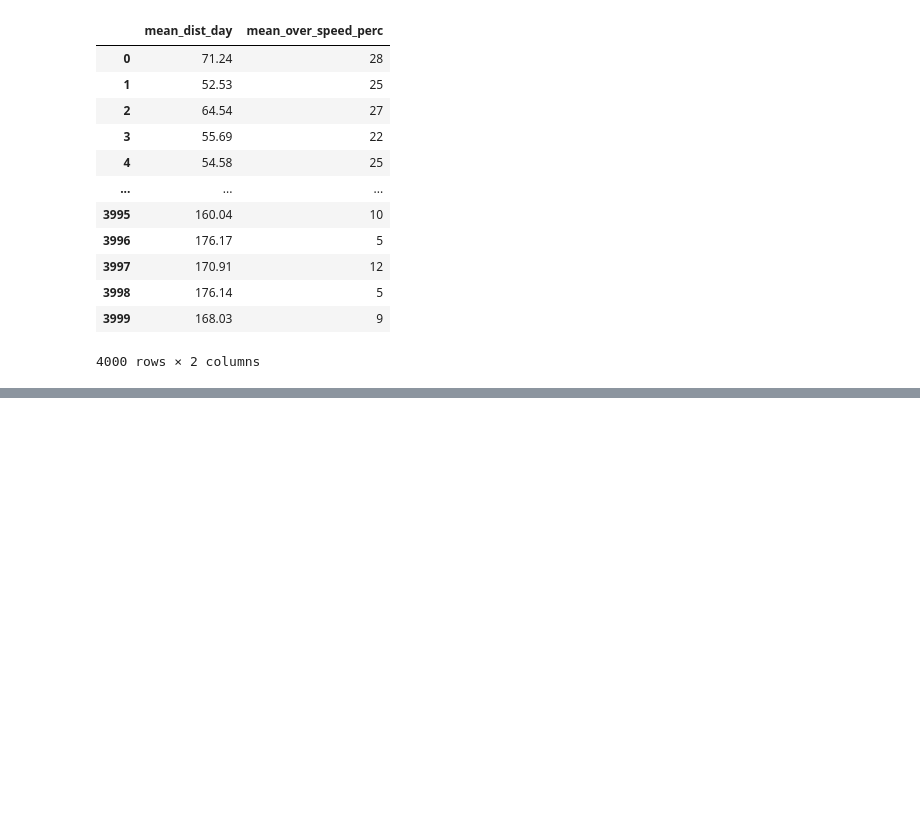
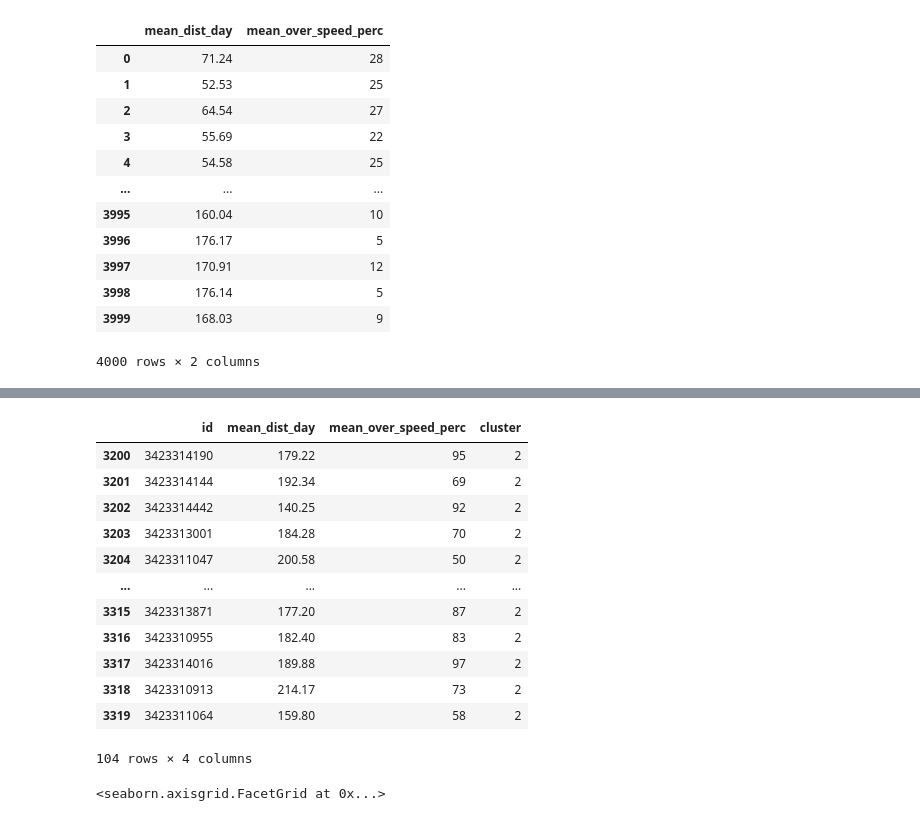
Before and after one commit to Abhilashg11/Data_science, a Jupyter notebook: regression/K_means.ipynb, the cells around one changed output, grey strips where cells are left out. Drawn from its saved outputs; the diff is of its cells as text; code cells hidden in the pictures; blank space fills up the shorter version.

```diff
--- a/regression/K_means.ipynb
+++ b/regression/K_means.ipynb
@@ -48,0 +69,20 @@ array([[ 50.04763438,   8.82875   ],
+# %%
+dri[dri['cluster']==2]
+# %% [output]
+|  | id | mean_dist_day | mean_over_speed_perc | cluster |
+| 3200 | 3423314190 | 179.22 | 95 | 2 |
+| 3201 | 3423314144 | 192.34 | 69 | 2 |
+| 3202 | 3423314442 | 140.25 | 92 | 2 |
+| 3203 | 3423313001 | 184.28 | 70 | 2 |
+| 3204 | 3423311047 | 200.58 | 50 | 2 |
+| ... | ... | ... | ... | ... |
+| 3315 | 3423313871 | 177.20 | 87 | 2 |
+| 3316 | 3423310955 | 182.40 | 83 | 2 |
+| 3317 | 3423314016 | 189.88 | 97 | 2 |
+| 3318 | 3423310913 | 214.17 | 73 | 2 |
+| 3319 | 3423311064 | 159.80 | 58 | 2 |
+104 rows × 4 columns
+# %%
+sns.lmplot(data=dri,x='mean_dist_day',y='mean_over_speed_perc',hue='cluster')
+# %% [output]
+<seaborn.axisgrid.FacetGrid at 0x...>
```
Also changed, not shown: parts of 8 cells of this notebook.
